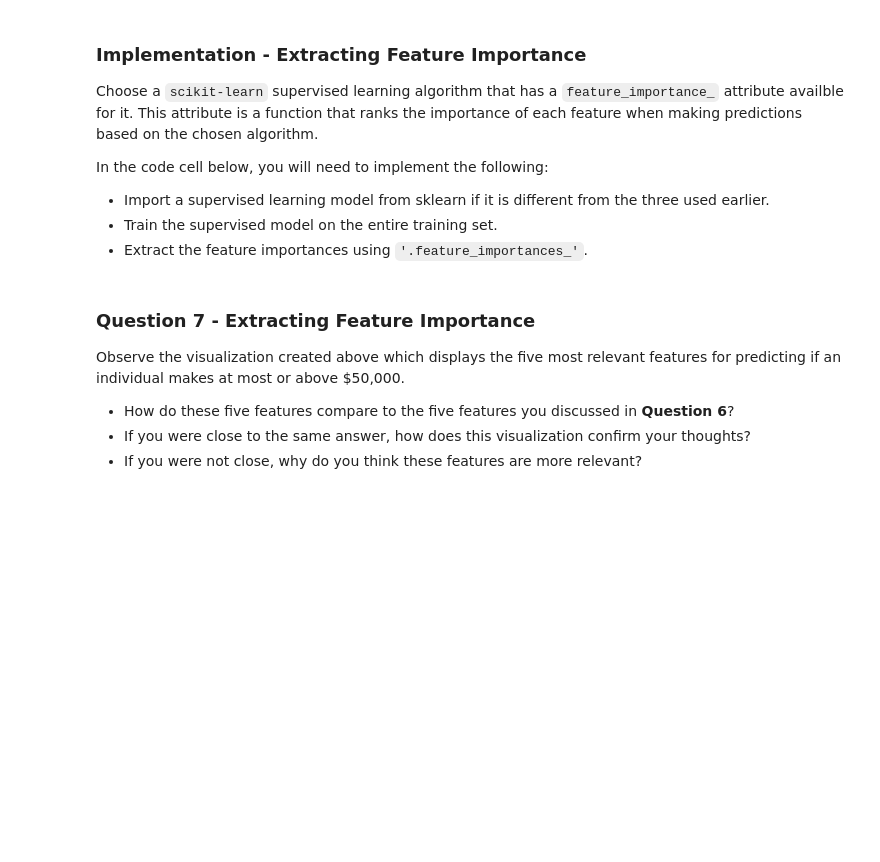
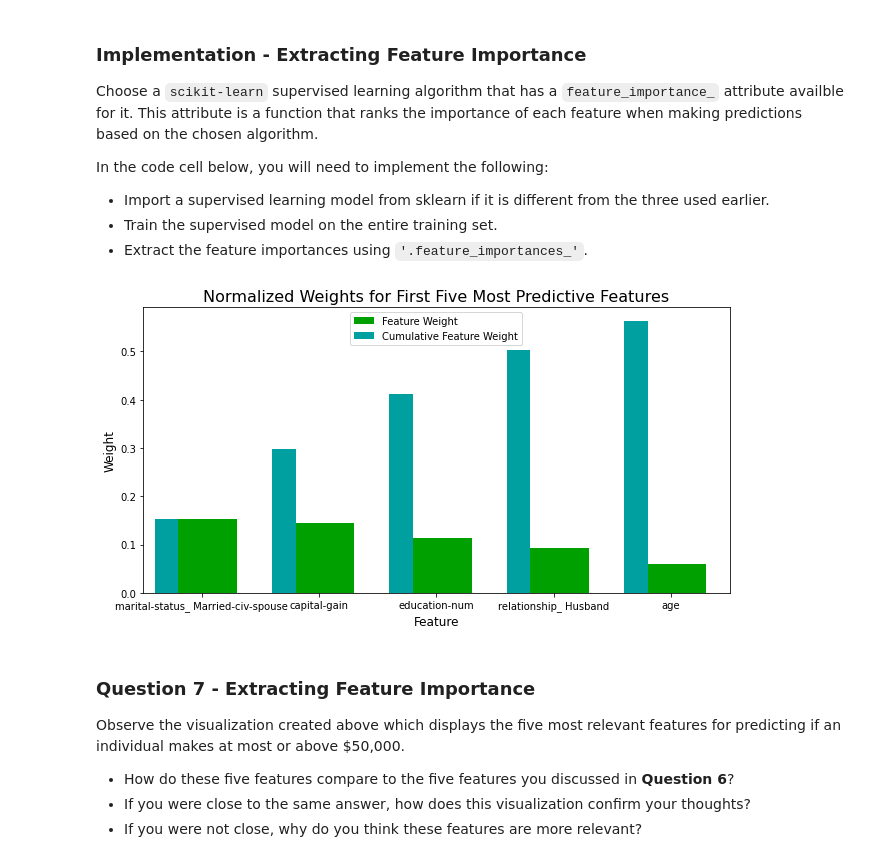
Before and after one commit to epocolis/udacity-machine-learning-with-tensorflow-nano-degree, a Jupyter notebook: projects/finding-donors/finding_donors.ipynb, the cells around one changed output. Cells and saved outputs as stored; diff of their text form; code cells hidden in the pictures; blank space fills up the shorter version.

Commit message:
model creation completed

```diff
--- a/projects/finding-donors/finding_donors.ipynb
+++ b/projects/finding-donors/finding_donors.ipynb
@@ -351,13 +349,13 @@ def train_predict(learner, sample_size, X_train, y_train, X_test, y_test):
     f_beta_test = fbeta_score(y_test, predictions_test,beta=0.5)
     results['f_test'] = f_beta_test
 
-    if sample_size == 36177:
-       print(f"f_beta_test:{f_beta_test}")
 
-    # Success
-    print("{} trained on {} samples.".format(learner.__class__.__name__, sample_size))
 
     # Return the results
+    if sample_size >= 36177:
+       print(f"****************")
+       print("{} trained on {} samples.".format(learner.__class__.__name__, sample_size))
+       print(f"f_beta_test:{f_beta_test}, pred_time:{results['pred_time']}, train_time:{results['train_time']}")
 
     return results
 # %% [markdown]
@@ -384,10 +374,12 @@ from sklearn.ensemble import GradientBoostingClassifier
 
 # TODO: Initialize the three models
 
-clf_A = AdaBoostClassifier()
-clf_A = GradientBoostingClassifier(n_estimators=300, learning_rate=0.01, max_depth=100, random_state=0)
-clf_B = DecisionTreeClassifier()
-clf_C = GaussianNB()
+np.random.seed(42)
+
+clf_A = LogisticRegression(max_iter=10000)
+clf_B = KNeighborsClassifier()
+clf_C = RandomForestClassifier()
+
 
 # TODO: Calculate the number of samples for 1%, 10%, and 100% of the training data
 # HINT: samples_100 is the entire training set i.e. len(y_train)
@@ -406,7 +398,4 @@ for clf in [clf_A,clf_B,clf_C]:
     for i, samples in enumerate([samples_1,samples_10,samples_100]):
         results[clf_name][i] = \
         train_predict(clf, samples, X_train, y_train, X_test, y_test)
-
-# Run metrics visualization for the three supervised learning models chosen
-vs.evaluate(results, accuracy, fscore)
 # %% [output]
@@ -611,15 +611,18 @@ In the code cell below, you will need to implement the following:
 # %%
 # TODO: Import a supervised learning model that has 'feature_importances_'
 
 
 # TODO: Train the supervised model on the training set using .fit(X_train, y_train)
-model = None
+# I will just reuse the model that have been optimized earlier
+model = optimize_clf
 
 # TODO: Extract the feature importances using .feature_importances_
-importances = None
+importances = model.feature_importances_
 
 # Plot
 vs.feature_plot(importances, X_train, y_train)
+# %% [output]
+[figure, added]
 # %% [markdown]
 ### Question 7 - Extracting Feature Importance
 
```
Also changed, not shown: parts of 31 cells of this notebook, 3 other files.
